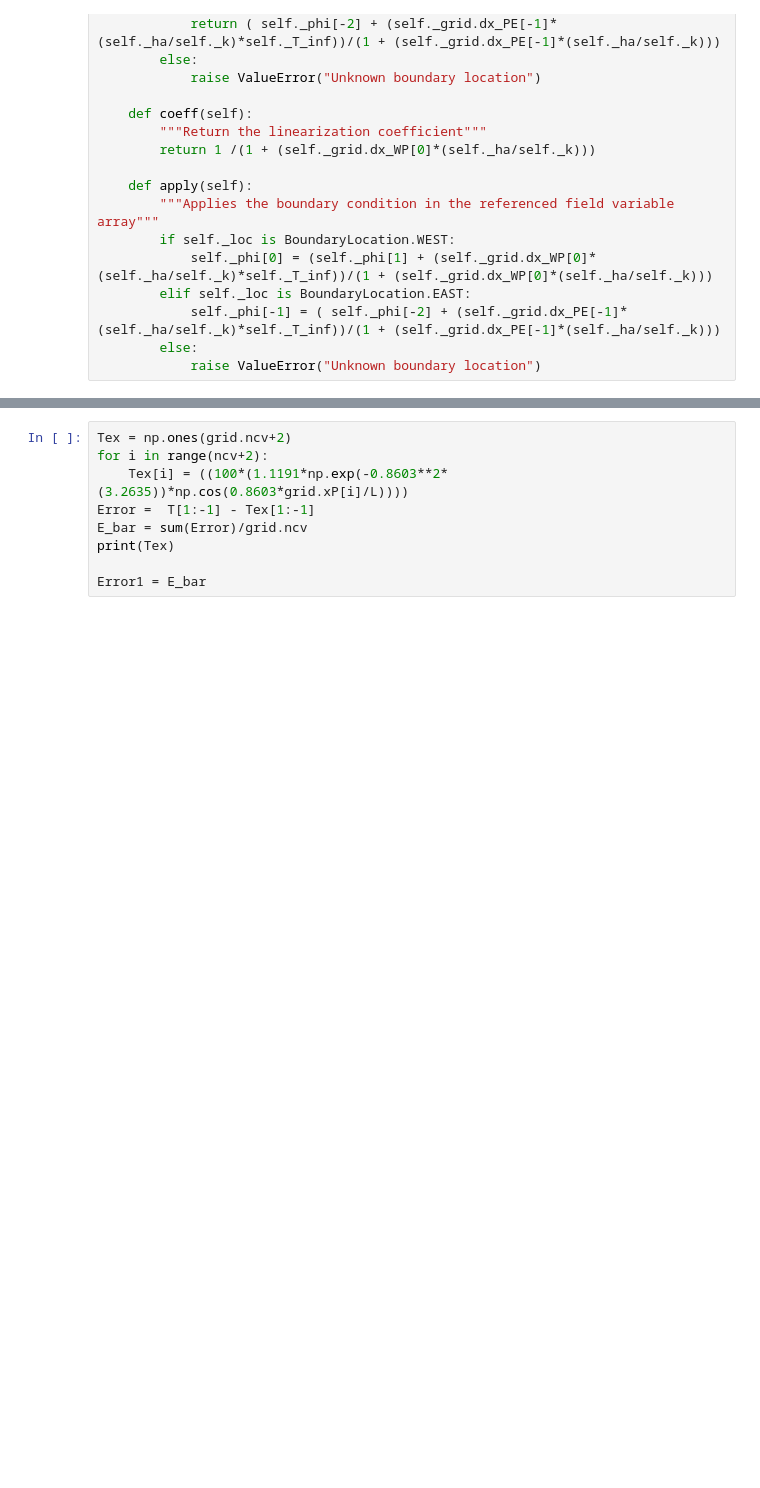
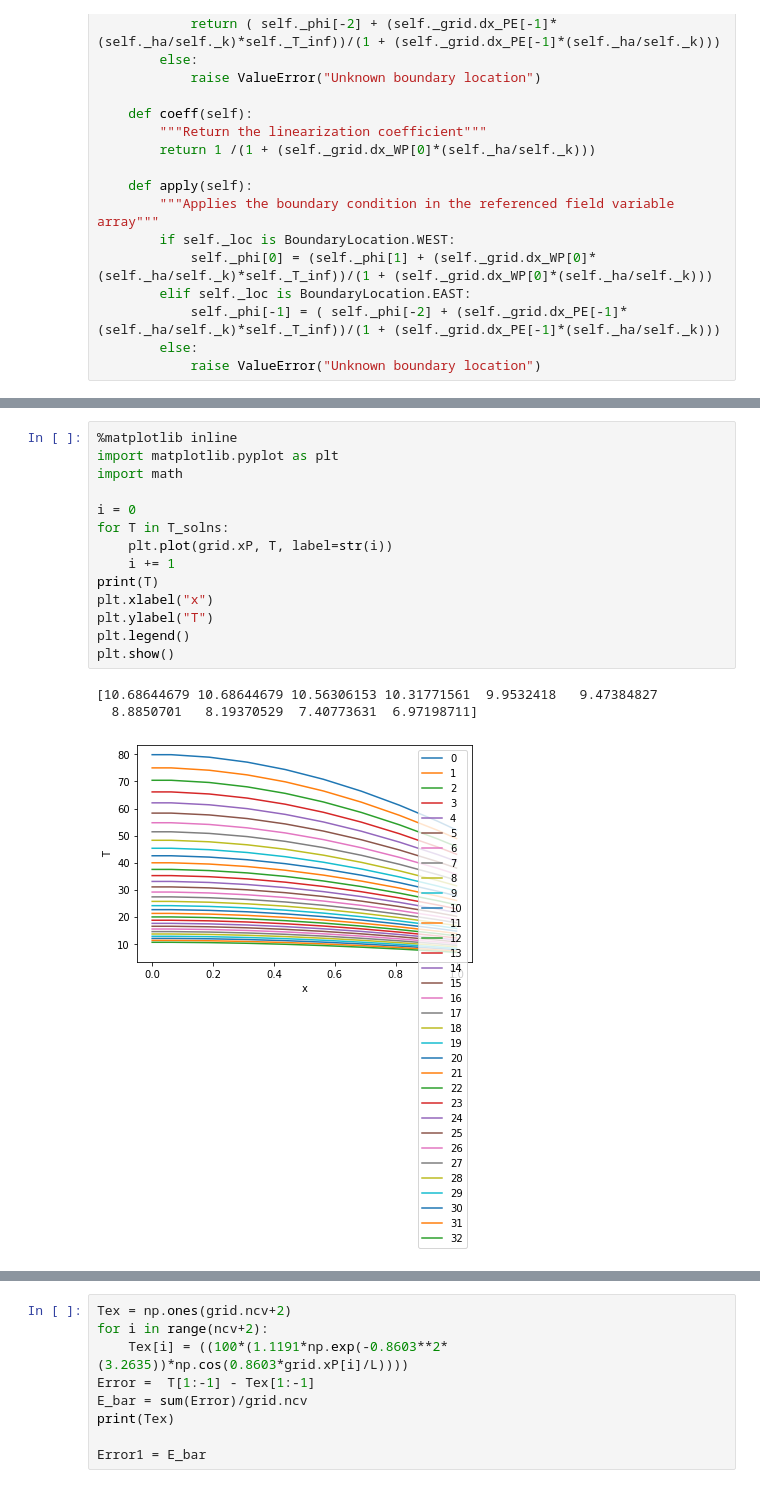
Before and after one commit to LamiaAroni/CFD_project2, a Jupyter notebook: Assignment_2.ipynb, the cells around one changed output, grey strips where cells are left out. Cells and saved outputs as stored; diff of their text form; blank space fills up the shorter version.

```diff
--- a/Assignment_2.ipynb
+++ b/Assignment_2.ipynb
@@ -69,0 +201,18 @@ class RobinBc:
+# %%
+%matplotlib inline
+import matplotlib.pyplot as plt
+import math
+
+i = 0
+for T in T_solns:
+    plt.plot(grid.xP, T, label=str(i))
+    i += 1
+print(T)
+plt.xlabel("x")
+plt.ylabel("T")
+plt.legend()
+plt.show()
+# %% [output]
+[10.68644679 10.68644679 10.56306153 10.31771561  9.9532418   9.47384827
+  8.8850701   8.19370529  7.40773631  6.97198711]
+[figure, added]
```
Also changed, not shown: parts of 54 cells of this notebook.
